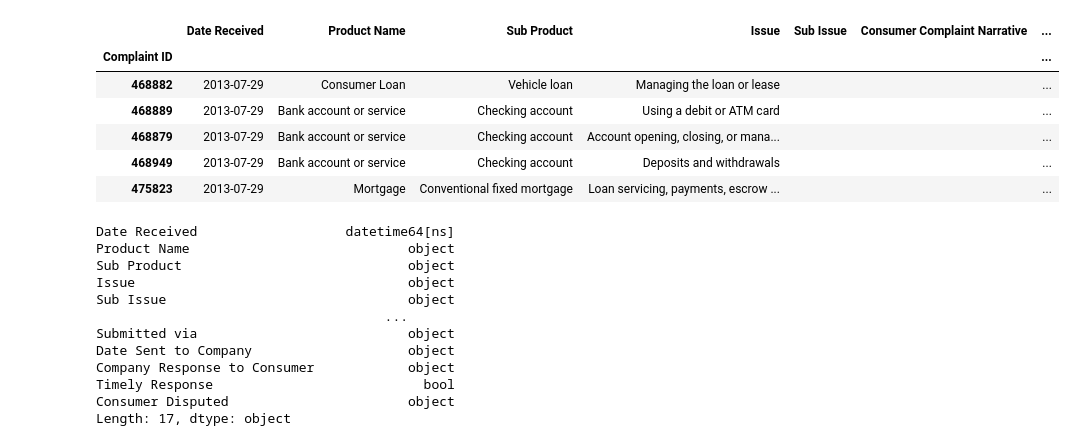
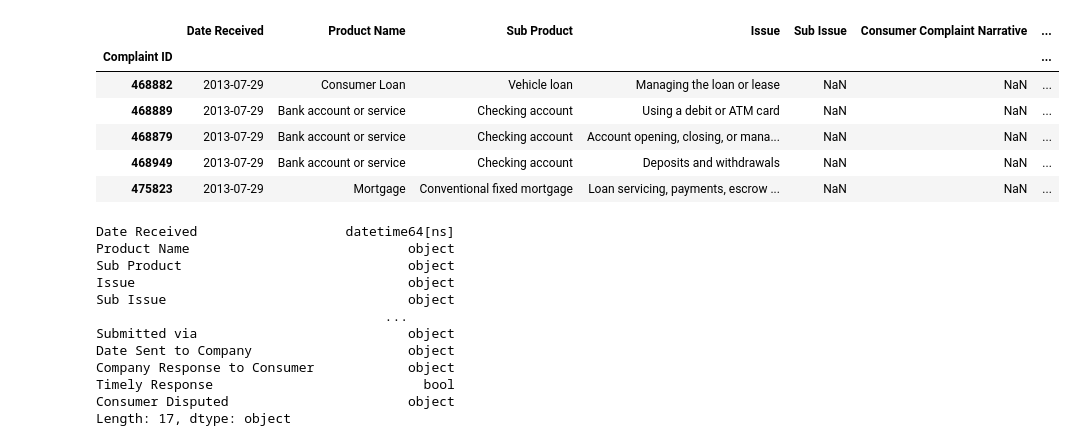
Before and after one commit to ecviridova/epam_training, a Jupyter notebook: complaints.ipynb, the cells around one changed output. Drawn from its saved outputs; the diff is of its cells as text; code cells hidden in the pictures.

```diff
--- a/complaints.ipynb
+++ b/complaints.ipynb
@@ -10,18 +20,19 @@ LARGE_FIGSIZE = (12, 8)
 # %%
 df = pd.read_csv('C:/Users/Kate/PycharmProjects/test/test/P9-ConsumerComplaints.csv',
                  header = 0,
                  na_values=['N/A'],
                  index_col = 'Complaint ID',
                  true_values=['Yes'],
                  false_values=['No'],
-                 keep_default_na=False
+                 #keep_default_na=False,
+                 low_memory=False
                  )
 df.head()
 # %% [output]
 |  | Date Received | Product Name | Sub Product | Issue | Sub Issue | Consumer Complaint Narrative | ... |
 | Complaint ID |  |  |  |  |  |  | ... |
-| 468882 | 2013-07-29 | Consumer Loan | Vehicle loan | Managing the loan or lease |  |  | ... |
-| 468889 | 2013-07-29 | Bank account or service | Checking account | Using a debit or ATM card |  |  | ... |
-| 468879 | 2013-07-29 | Bank account or service | Checking account | Account opening, closing, or mana... |  |  | ... |
-| 468949 | 2013-07-29 | Bank account or service | Checking account | Deposits and withdrawals |  |  | ... |
-| 475823 | 2013-07-29 | Mortgage | Conventional fixed mortgage | Loan servicing, payments, escrow ... |  |  | ... |
+| 468882 | 2013-07-29 | Consumer Loan | Vehicle loan | Managing the loan or lease | NaN | NaN | ... |
+| 468889 | 2013-07-29 | Bank account or service | Checking account | Using a debit or ATM card | NaN | NaN | ... |
+| 468879 | 2013-07-29 | Bank account or service | Checking account | Account opening, closing, or mana... | NaN | NaN | ... |
+| 468949 | 2013-07-29 | Bank account or service | Checking account | Deposits and withdrawals | NaN | NaN | ... |
+| 475823 | 2013-07-29 | Mortgage | Conventional fixed mortgage | Loan servicing, payments, escrow ... | NaN | NaN | ... |
```
Also changed, not shown: parts of 13 cells of this notebook, 1 other file.
